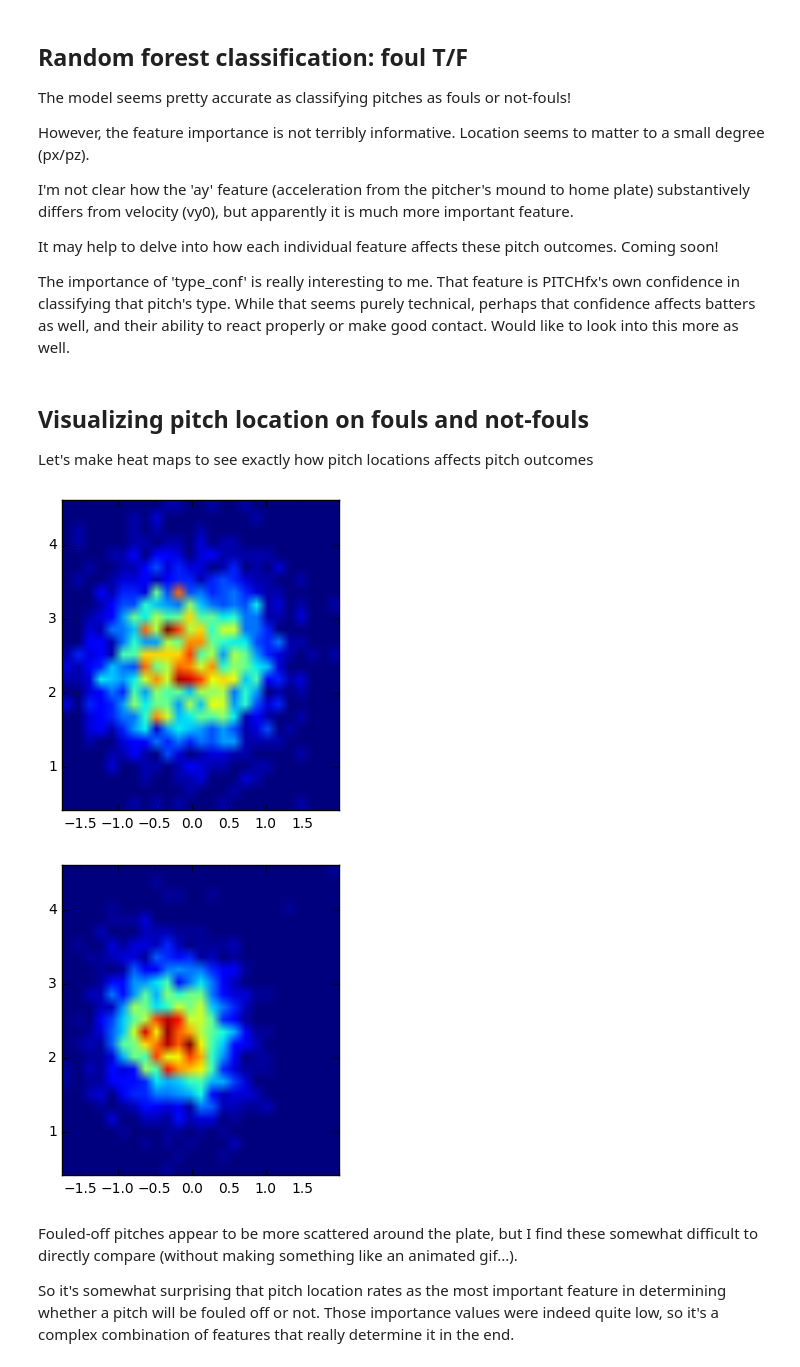
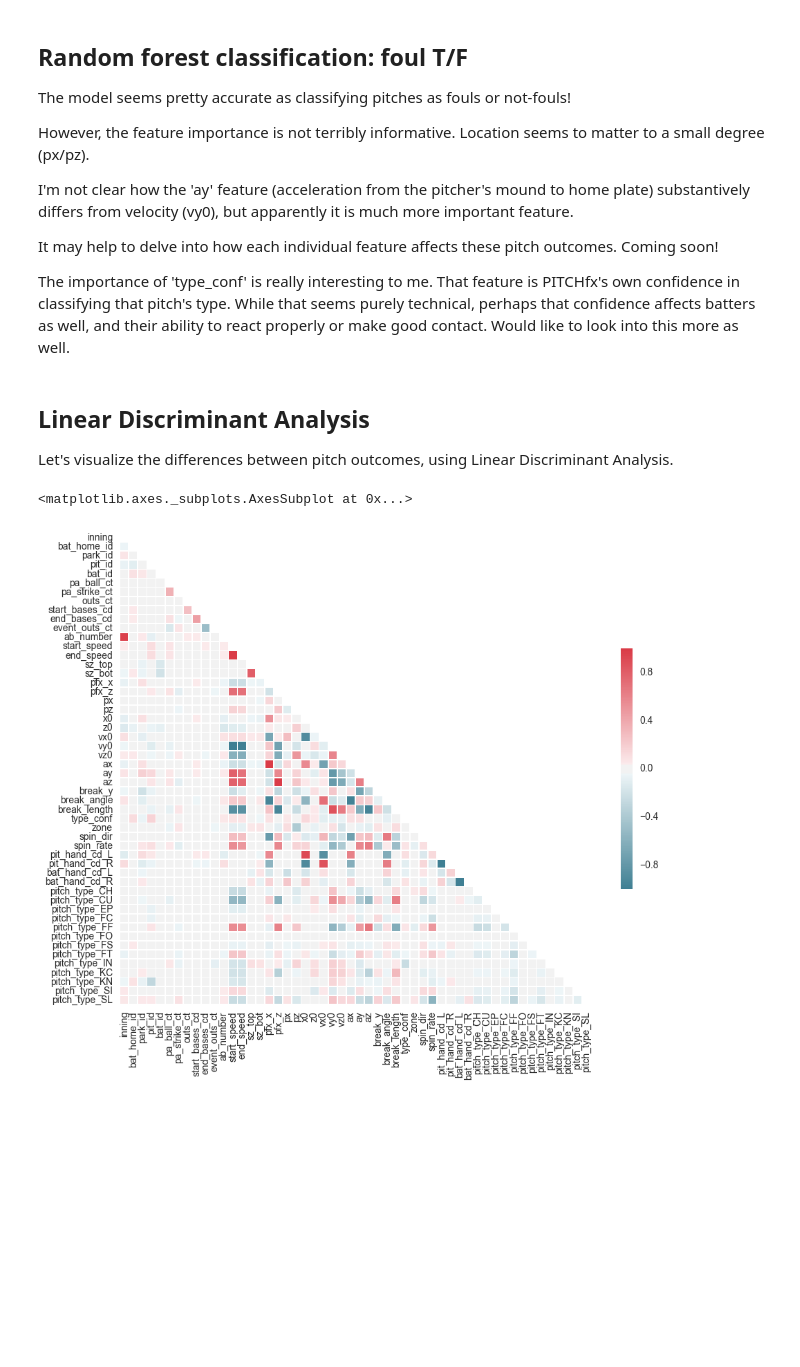
Before and after one commit to aredoubles/FoulBall, a Jupyter notebook: Pitch FX Exploration.ipynb, the cells around one changed output. Saved outputs shown, nothing was run; the diff lists cells and outputs as text; code cells hidden in the pictures; blank space fills up the shorter version.

Commit message:
LDA and swing outcomes

```diff
--- a/Pitch FX Exploration.ipynb
+++ b/Pitch FX Exploration.ipynb
@@ -235,38 +238,30 @@ I'm not clear how the 'ay' feature (acceleration from the pitcher's mound to hom
 It may help to delve into how each individual feature affects these pitch outcomes. Coming soon!
 
 The importance of 'type_conf' is really interesting to me. That feature is PITCHfx's own confidence in classifying that pitch's type. While that seems purely technical, perhaps that confidence affects batters as well, and their ability to react properly or make good contact. Would like to look into this more as well.
-# %% [markdown]
-## Visualizing pitch location on fouls and not-fouls
-
-Let's make heat maps to see exactly how pitch locations affects pitch outcomes
-# %%
-# Heat map of pitches that were fouled-off
-thefouls = thefouls.dropna()
-
-heatmap, xedges, yedges = np.histogram2d(thefouls['px'], thefouls['pz'], bins = 25)
-extent = [xedges[0], xedges[-1], yedges[0], yedges[-1]]
-
-plt.clf()
-plt.imshow(heatmap.T, extent=extent, origin='lower')
-plt.show()
-# %% [output]
-[figure, removed]
-# %%
-# Heat map of pitches that were NOT fouled off
-notfouls = notfouls.dropna()
-
-# Let's equalize the sample sizes, to make these heatmaps more easily comparable
-notfset = notfouls.take(np.random.permutation(len(notfouls))[:len(thefouls)])
-
-heatmap, xedges, yedges = np.histogram2d(notfset['px'], notfset['pz'], bins = 25)
-# Use the same extent as the fouls dataset in the cell above
-
-plt.clf()
-plt.imshow(heatmap.T, extent=extent, origin='lower')
-plt.show()
-# %% [output]
-[figure, removed]
-# %% [markdown]
-Fouled-off pitches appear to be more scattered around the plate, but I find these somewhat difficult to directly compare (without making something like an animated gif...).
-
-So it's somewhat surprising that pitch location rates as the most important feature in determining whether a pitch will be fouled off or not. Those importance values were indeed quite low, so it's a complex combination of features that really determine it in the end.
+# %% [markdown]
+## Linear Discriminant Analysis
+
+Let's visualize the differences between pitch outcomes, using Linear Discriminant Analysis.
+# %%
+# How are the features correlated with one another? Need to withdraw some features for LDA to work best.
+sns.set(style="white")
+
+corr = X.corr()
+
+# Mask for upper part of figure
+mask = np.zeros_like(corr, dtype=np.bool)
+mask[np.triu_indices_from(mask)] = True
+
+f, ax = plt.subplots(figsize=(11, 9))
+
+# Generate a custom diverging colormap
+cmap = sns.diverging_palette(220, 10, as_cmap=True)
+
+# Draw the heatmap with the mask and correct aspect ratio
+sns.heatmap(corr, mask=mask, cmap=cmap, vmax=.3,
+            square=True,
+            #xticklabels=5, yticklabels=5,
+            linewidths=.5, cbar_kws={"shrink": .5}, ax=ax)
+# %% [output]
+<matplotlib.axes._subplots.AxesSubplot at 0x...>
+[figure, added]
```
Also changed, not shown: parts of 12 cells of this notebook, 2 other files.
